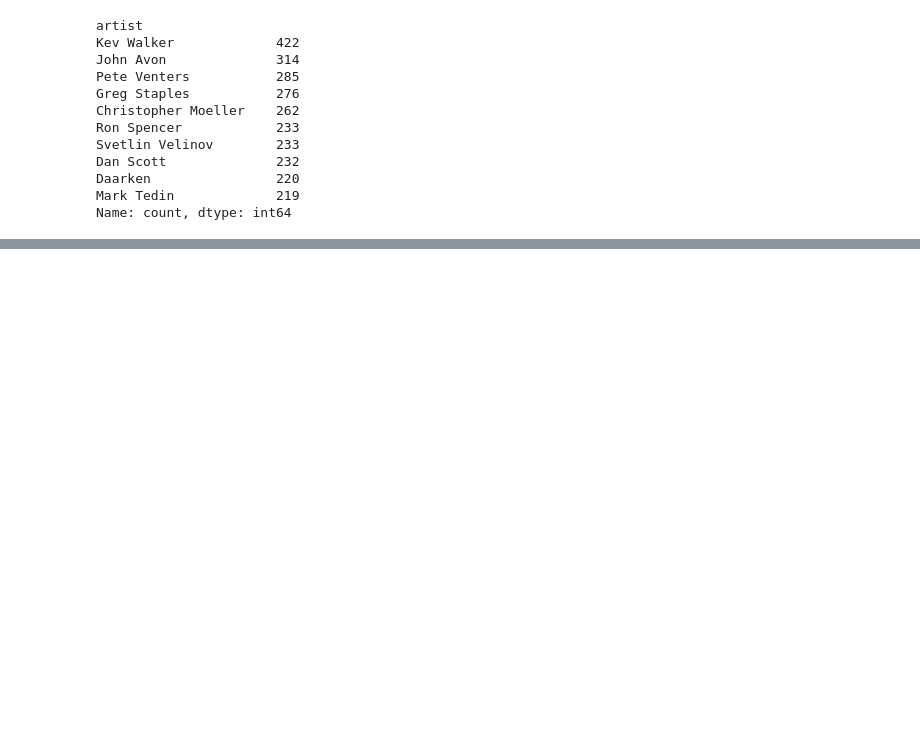
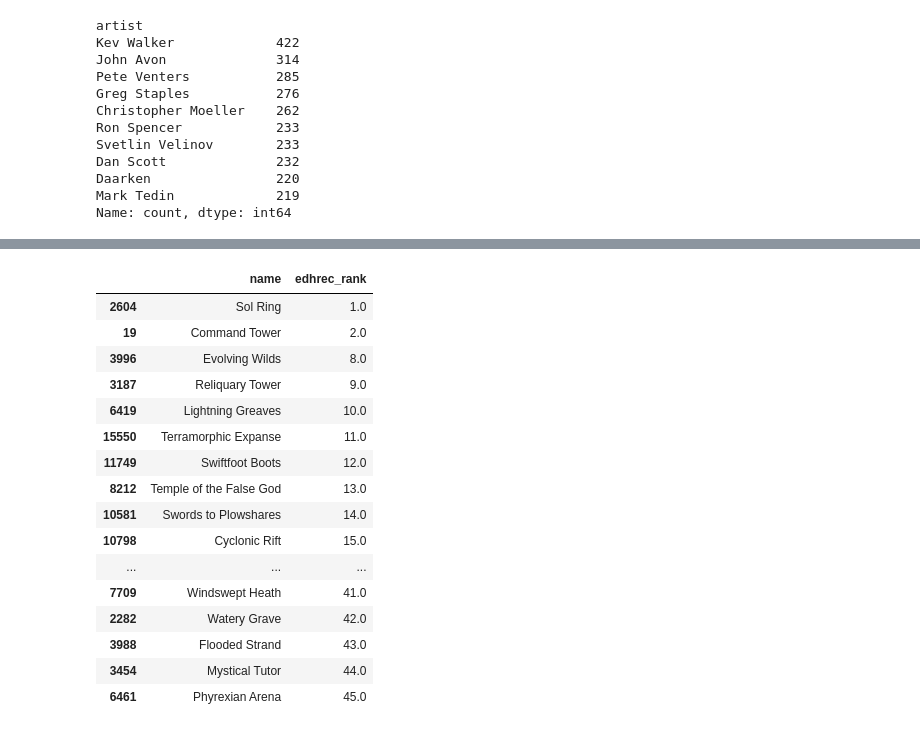
Before and after one commit to Mariodraghidicomodo/elaborato, a Jupyter notebook: progetto_data_scienze/codice/Some_Plots/Plot_final_df.ipynb, the cells around one changed output, grey strips where cells are left out. Cells and saved outputs as stored; diff of their text form; code cells hidden in the pictures; blank space fills up the shorter version.

```diff
--- a/progetto_data_scienze/codice/Some_Plots/Plot_final_df.ipynb
+++ b/progetto_data_scienze/codice/Some_Plots/Plot_final_df.ipynb
@@ -610,0 +640,34 @@ plt.show()
+# %%
+#ok devo tenere in conto che ci sono dei float e sei str
+edhrec_only_rank = final_clean_df[final_clean_df.edhrec_rank != 'not ranked']
+#ordino
+edhrec_only_rank_sort = edhrec_only_rank.sort_values(by='edhrec_rank') #ok sono presenti più ripetizioni di carte per le ristampe
+#provo a togliere le ristampe #FARE
+
+
+#for x,y in edhrec_only_rank_sort[['name','edhrec_rank']][0:40].items():
+#    print(x) #x nome colonna
+#    print(y) #y valori colonna + indice
+
+#edhrec_only_rank.name.drop_duplicates?
+
+edhrec_only_rank_sort.drop_duplicates(subset=['name'],inplace=True)
+edhrec_only_rank_sort[['name','edhrec_rank']][0:40] #ok le prime 40 carte in rank
+# %% [output]
+|  | name | edhrec_rank |
+| 2604 | Sol Ring | 1.0 |
+| 19 | Command Tower | 2.0 |
+| 3996 | Evolving Wilds | 8.0 |
+| 3187 | Reliquary Tower | 9.0 |
+| 6419 | Lightning Greaves | 10.0 |
+| 15550 | Terramorphic Expanse | 11.0 |
+| 11749 | Swiftfoot Boots | 12.0 |
+| 8212 | Temple of the False God | 13.0 |
+| 10581 | Swords to Plowshares | 14.0 |
+| 10798 | Cyclonic Rift | 15.0 |
+| ... | ... | ... |
+| 7709 | Windswept Heath | 41.0 |
+| 2282 | Watery Grave | 42.0 |
+| 3988 | Flooded Strand | 43.0 |
+| 3454 | Mystical Tutor | 44.0 |
+| 6461 | Phyrexian Arena | 45.0 |
```
Also changed, not shown: parts of 10 cells of this notebook.
